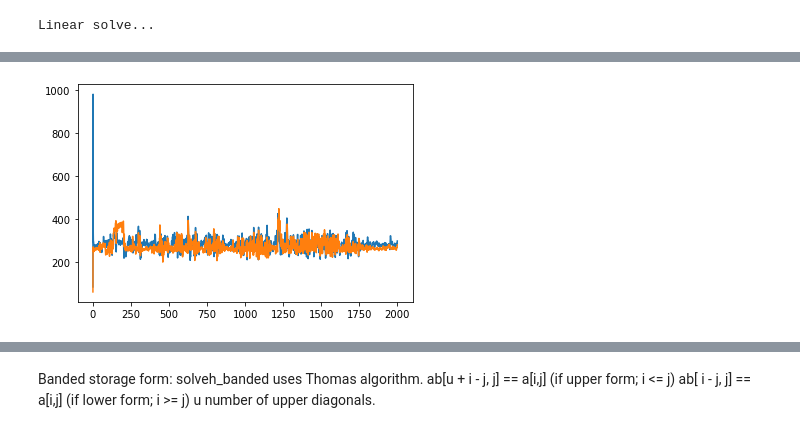
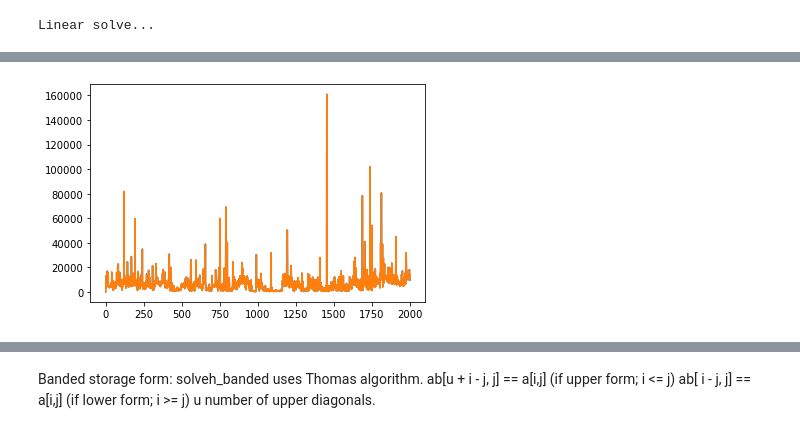
Before and after one commit to erialc-cal/eks, a Jupyter notebook: Kalman via optimisation.ipynb, the cells around one changed output, grey strips where cells are left out. Saved outputs shown, nothing was run; the diff lists cells and outputs as text; code cells hidden in the pictures.

```diff
--- a/Kalman via optimisation.ipynb
+++ b/Kalman via optimisation.ipynb
@@ -88,7 +90,7 @@ def pupil_process():
 a, b, c = np.var(pupil_diameters),np.var(x_t_obs),np.var(y_t_obs)
 # %%
 ### Initial states
-y, mean_array = pupil_process()
+
 r = 3
 T = 2000
 mu0 = np.asarray([np.mean(pupil_diameters), 0.0, 0.0])
@@ -117,3 +119,5 @@ E = np.asarray([
     ])
 
 D = np.eye(8)
+
+print(ensemble_vars.shape)
@@ -187,6 +191,6 @@ q = pupil_latent.to_numpy()
 # %%
 
-def kalman_newton_recursive(y, mu0, S0, A, B, D, E, f = None, df = None,df2 = None):
+def kalman_newton_recursive(y, mu0, S0, A, B, ensemble_vars, E, f = None, df = None,df2 = None):
     """
     One-pass Kalman recursive method described in J. Humphrey et J. West, "Kalman filtering with Newton's method"
     https://math.byu.edu/~jeffh/publications/papers/HW.pdf
@@ -197,7 +201,6 @@ def kalman_newton_recursive(y, mu0, S0, A, B, D, E, f = None, df = None,df2 = No
     T = y.shape[0]
 
     invE = np.linalg.inv(E)
-    invD = np.linalg.inv(D)
     grad_z = dict.fromkeys(range(0, T))
     q = np.zeros((T,r))
     q[0,:] = mu0
@@ -206,24 +209,20 @@ def kalman_newton_recursive(y, mu0, S0, A, B, D, E, f = None, df = None,df2 = No
     if f == None:
         print("Linear solve...")
 
-        # H = hessian(y, mu0, A, B, invD, invE, compressed=True),r,r
         P = np.linalg.inv(S0)
         for t in tqdm.tqdm(range(1,T-1)):
-           # idea is to define z[t,:] = np.vstack([z[t-1,:], A@q[t-1,:]])
-           # so grad_z[t] = np.vstack([0, B.T@invD@(B@A@q[t,:]-y[t,:])])
-           # Newton step : z = z - (Hessian)^{-1} grad_z
-           # where hessian is block tridiagonal
-           # can be simplified using Schur, Woodbury and tridiagonal
-           # structure to the following updates
+            D = np.diag(ensemble_vars[t])
+            invD = np.linalg.inv(D)
+            P = np.linalg.inv(np.linalg.inv(E+A@P@A.T)+B.T@invD@B)
             q[t,:] = A@q[t-1,:]-P@B.T@invD@(B@A@q[t-1,:]-y[t,:])
 
-            P = np.linalg.inv(np.linalg.inv(E+A@P@A.T)+B.T@D@B)
+        D = np.diag(ensemble_vars[T-1])
+        invD = np.linalg.inv(D)
+        P = np.linalg.inv(np.linalg.inv(E+A@P@A.T)+B.T@invD@B)
+        q[T-1,:] = A@q[T-2,:]-P@B.T@invD@(B@A@q[T-2,:]-y[T-1,:])
 
-        q[T-1,:] = A@q[T-2,:]-P@B.T@invD@(B@A@q[T-2,:]-y[T-1,:])
-    #else:
-        # to be done, gradient is less straightforward
     return q
 # %%
-q_test =kalman_newton_recursive(y, mu0, S0, A, B, D, E, f = None, df = None,df2 = None)
+q_test =kalman_newton_recursive(y, mu0, S0, A, B, ensemble_vars, E, f = None, df = None,df2 = None)
 # %% [output]
 Linear solve...
@@ -232,12 +248,14 @@ q_pred = np.zeros((T,r))
 for i in range(r):
     q_pred[:,i] = q_test[:,i]+mean_array[i]
 # %%
-def get_likelihood(y, q, mu0, S0, A, B, D, E):
+def get_likelihood(y, q, mu0, S0, A, B, ensemble_vars, E):
     invE = np.linalg.inv(E)
-    invD = np.linalg.inv(D)
     loglik = np.zeros(T)
     loglik[0]= (q[:,0]-mu0).T @ np.linalg.inv(S0) @ (q[:,0]-mu0)
+    r = mu0.shape[0]
     for k in range(1,y.shape[0]):
+        D = np.diag(ensemble_vars[k])
+        invD = np.linalg.inv(D)
         loglik[k] = (y[k,:]-B@q[:,k]).T@invD@(y[k,:]-B@q[:,k])
         + (q[:,k]-A@q[:,k-1]).T@invE@(q[:,k]-A@q[:,k-1])+loglik[k-1]
     plt.plot(loglik)
@@ -253,8 +271,8 @@ q_test[:,0]=q_test[:,0]- mu0[0]
 # %%
-log1 = get_likelihood(y,q_test.T, mu0, S0, A, B, D, E)
-log0 =  get_likelihood(y,q_norm.T, mu0, S0, A, B, D, E)
+log1 = get_likelihood(y,q_test.T, mu0, S0, A, B, ensemble_vars, E)
+log0 =  get_likelihood(y,q_norm.T, mu0, S0, A, B, ensemble_vars, E)
 # %% [output]
-[figure, old version]
+[figure, new version]
 # %%
 plt.plot(log1[:200], label="newton")
 plt.plot(log0[:200],label="original")
```
Also changed, not shown: parts of 56 cells of this notebook.
